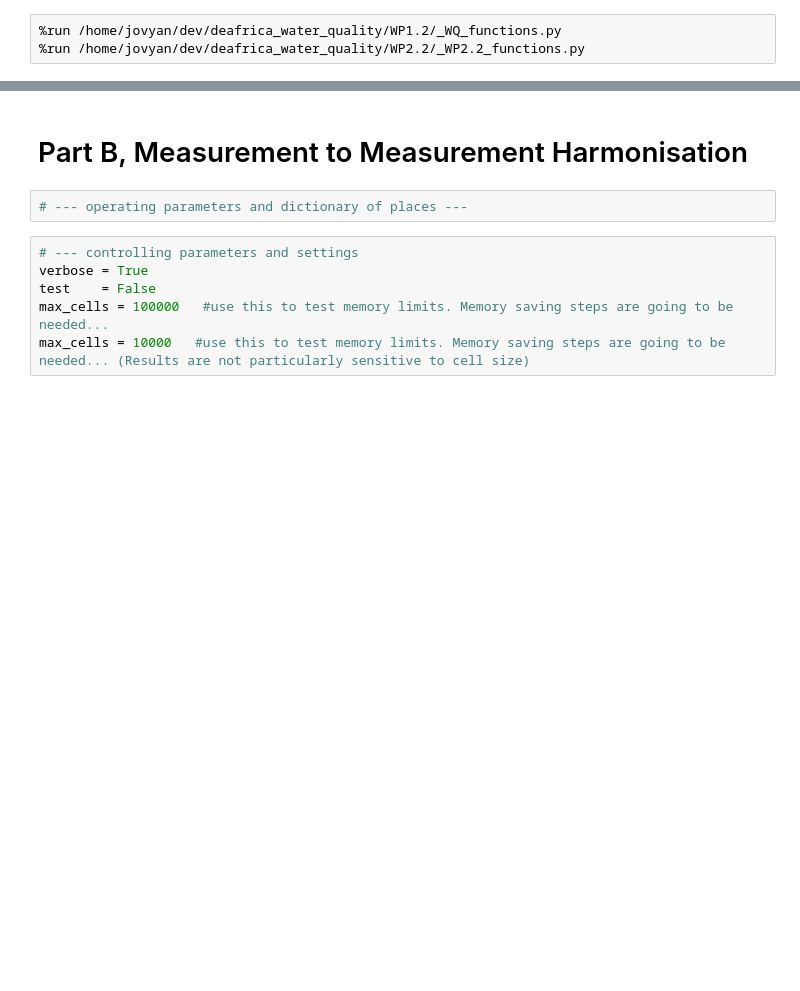
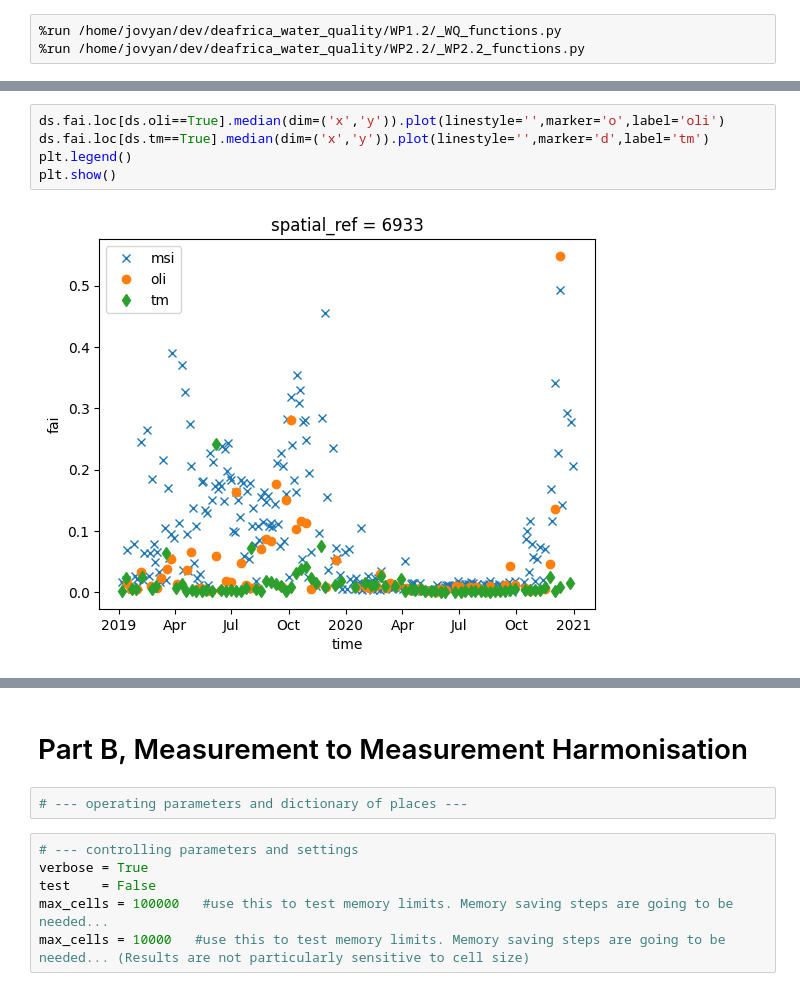
Before and after one commit to digitalearthafrica/deafrica_water_quality, a Jupyter notebook: WP2.2/WP2.2.ipynb, the cells around one changed output, grey strips where cells are left out. Drawn from its saved outputs; the diff is of its cells as text; blank space fills up the shorter version.

```diff
--- a/WP2.2/WP2.2.ipynb
+++ b/WP2.2/WP2.2.ipynb
@@ -357,0 +394,7 @@ end of process for place = Haartbeesport_dam. Setting status to 100
+# %%
+ds.fai.loc[ds.oli==True].median(dim=('x','y')).plot(linestyle='',marker='o',label='oli')
+ds.fai.loc[ds.tm==True].median(dim=('x','y')).plot(linestyle='',marker='d',label='tm')
+plt.legend()
+plt.show()
+# %% [output]
+[figure, added]
```
Also changed, not shown: parts of 26 cells of this notebook.
